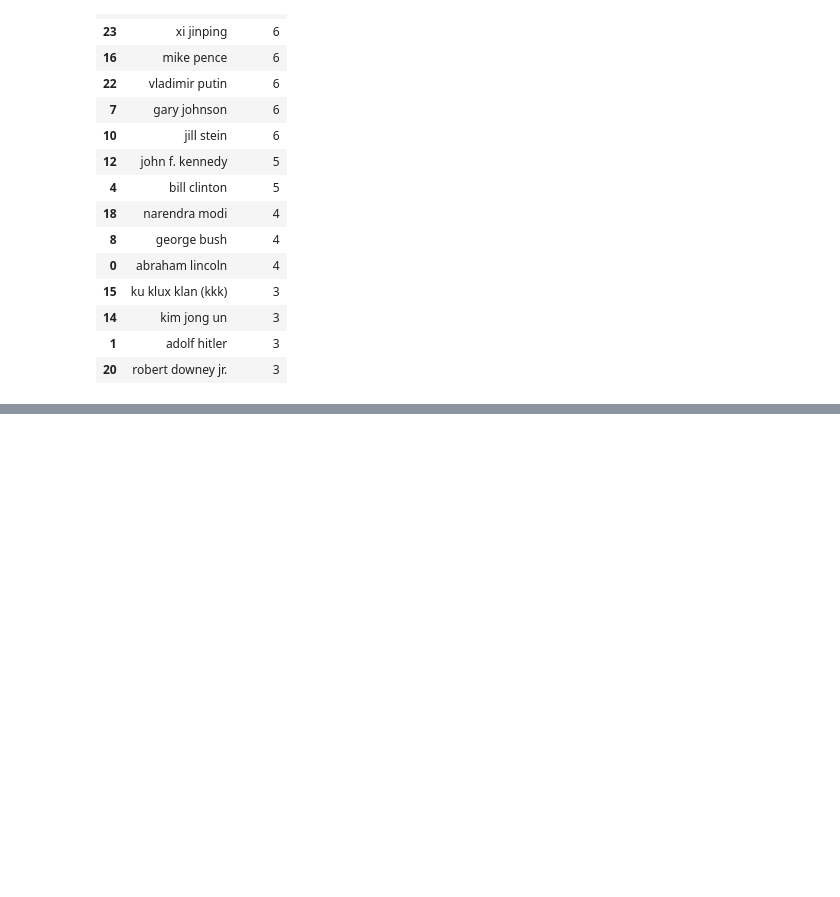
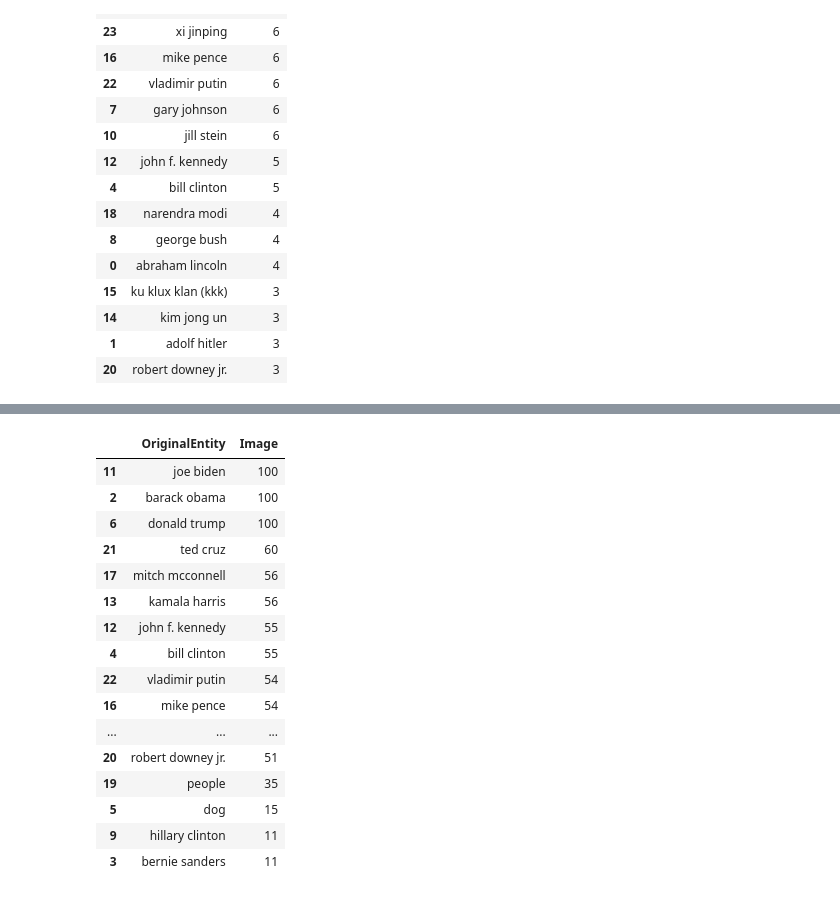
Before and after one commit to sidtandon2014/Dissecting-Harmful-Memes, a Jupyter notebook: Notebooks/EntityAnalysis.ipynb, the cells around one changed output, grey strips where cells are left out. Saved outputs shown, nothing was run; the diff lists cells and outputs as text; code cells hidden in the pictures; blank space fills up the shorter version.

```diff
--- a/Notebooks/EntityAnalysis.ipynb
+++ b/Notebooks/EntityAnalysis.ipynb
@@ -310,0 +352,20 @@ matchedpairs.to_csv("../Dataset/matchedpairs_finalds.csv", index = False)
+# %%
+matchedpairs.groupby("OriginalEntity")["Image"].count().reset_index().sort_values(by="Image", ascending=False)
+# %% [output]
+|  | OriginalEntity | Image |
+| 11 | joe biden | 100 |
+| 2 | barack obama | 100 |
+| 6 | donald trump | 100 |
+| 21 | ted cruz | 60 |
+| 17 | mitch mcconnell | 56 |
+| 13 | kamala harris | 56 |
+| 12 | john f. kennedy | 55 |
+| 4 | bill clinton | 55 |
+| 22 | vladimir putin | 54 |
+| 16 | mike pence | 54 |
+| ... | ... | ... |
+| 20 | robert downey jr. | 51 |
+| 19 | people | 35 |
+| 5 | dog | 15 |
+| 9 | hillary clinton | 11 |
+| 3 | bernie sanders | 11 |
```
Also changed, not shown: parts of 3 cells of this notebook, 2 other files.
